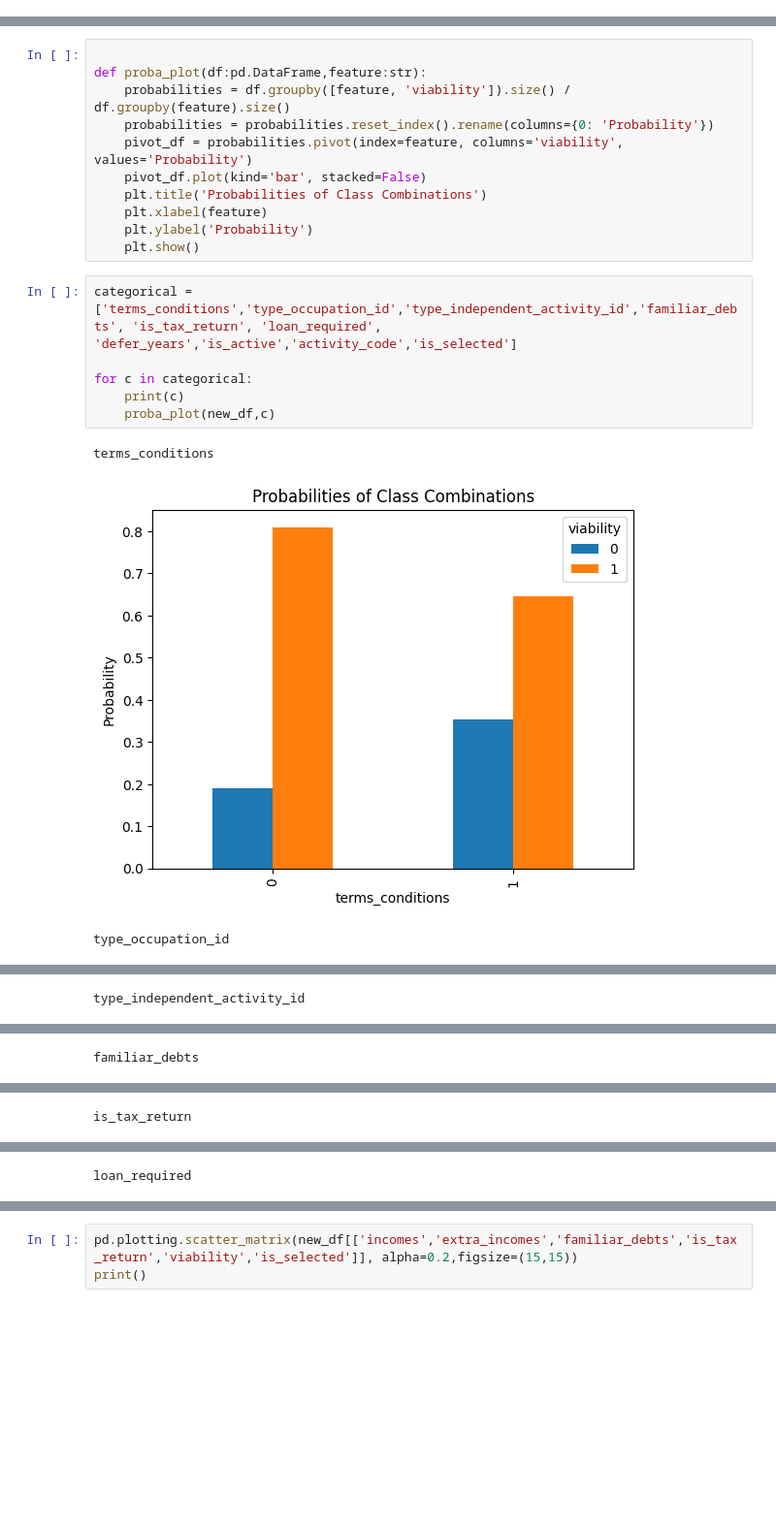
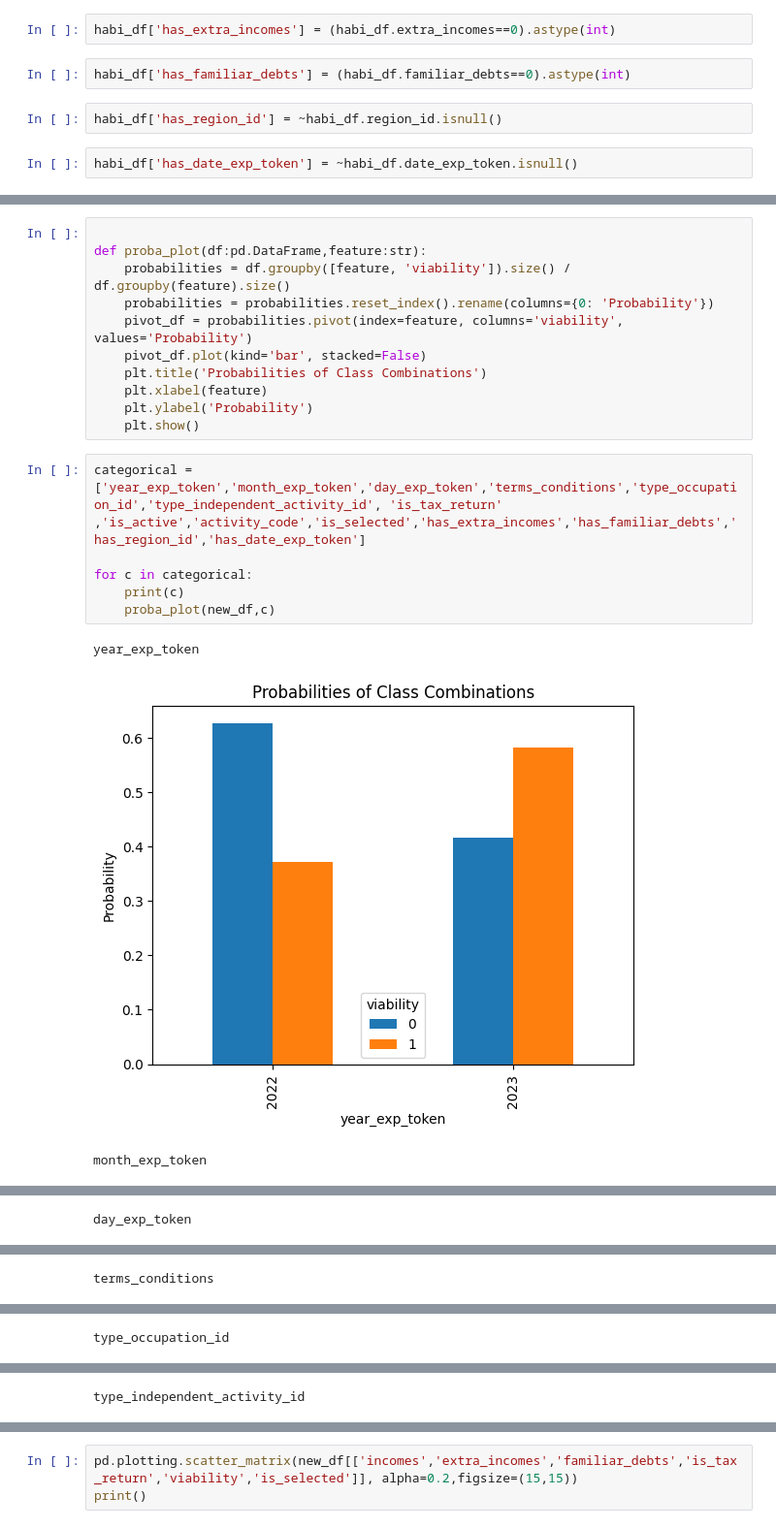
Before and after one commit to alejomaar/habi, a Jupyter notebook: prediction.ipynb, the cells around one changed output, grey strips where cells are left out. Shown: that part at 97% size. Drawn from its saved outputs; the diff is of its cells as text; blank space fills up the shorter version.

Commit message:
feat: extract date information

```diff
--- a/prediction.ipynb
+++ b/prediction.ipynb
@@ -152,0 +185,8 @@ Index(['birth_date', 'terms_conditions', 'date_exp_token', 'contact_id',
+# %%
+habi_df['has_extra_incomes'] = (habi_df.extra_incomes==0).astype(int)
+# %%
+habi_df['has_familiar_debts'] = (habi_df.familiar_debts==0).astype(int)
+# %%
+habi_df['has_region_id'] = ~habi_df.region_id.isnull()
+# %%
+habi_df['has_date_exp_token'] = ~habi_df.date_exp_token.isnull()
@@ -198,12 +241,12 @@ def proba_plot(df:pd.DataFrame,feature:str):
     plt.ylabel('Probability')
     plt.show()
 # %%
-categorical = ['terms_conditions','type_occupation_id','type_independent_activity_id','familiar_debts', 'is_tax_return', 'loan_required',  'defer_years','is_active','activity_code','is_selected']
+categorical = ['year_exp_token','month_exp_token','day_exp_token','terms_conditions','type_occupation_id','type_independent_activity_id', 'is_tax_return' ,'is_active','activity_code','is_selected','has_extra_incomes','has_familiar_debts','has_region_id','has_date_exp_token']
 
 for c in categorical:
     print(c)
     proba_plot(new_df,c)
 # %% [output]
-terms_conditions
+year_exp_token
-[figure, old version]
+[figure, new version]
-type_occupation_id
+month_exp_token
@@ -211 +254 @@ type_occupation_id
-type_independent_activity_id
+day_exp_token
@@ -213 +256 @@ type_independent_activity_id
-familiar_debts
+terms_conditions
@@ -215 +258 @@ familiar_debts
-is_tax_return
+type_occupation_id
@@ -217 +260 @@ is_tax_return
-loan_required
+type_independent_activity_id
```
Also changed, not shown: parts of 34 cells of this notebook.
